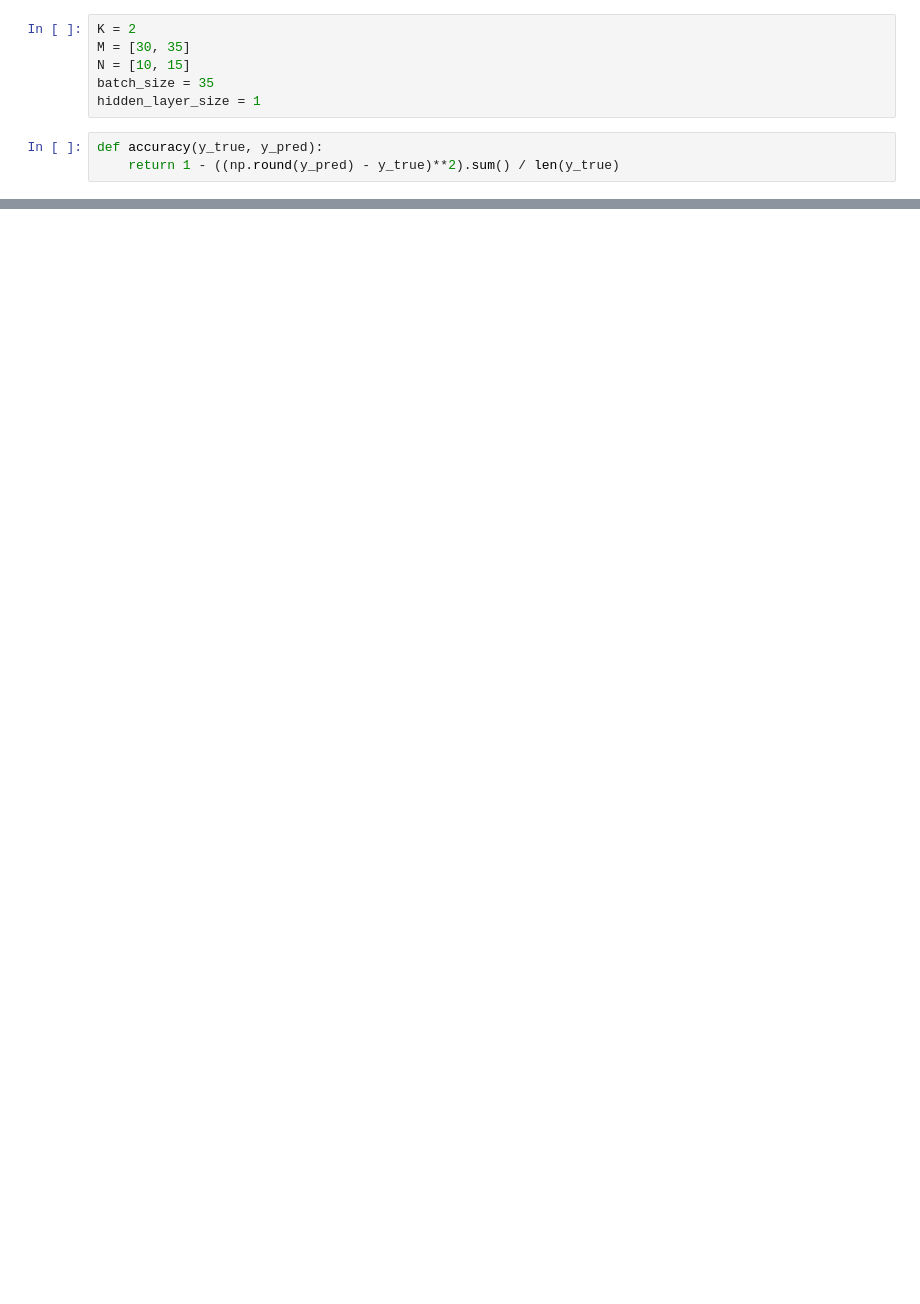
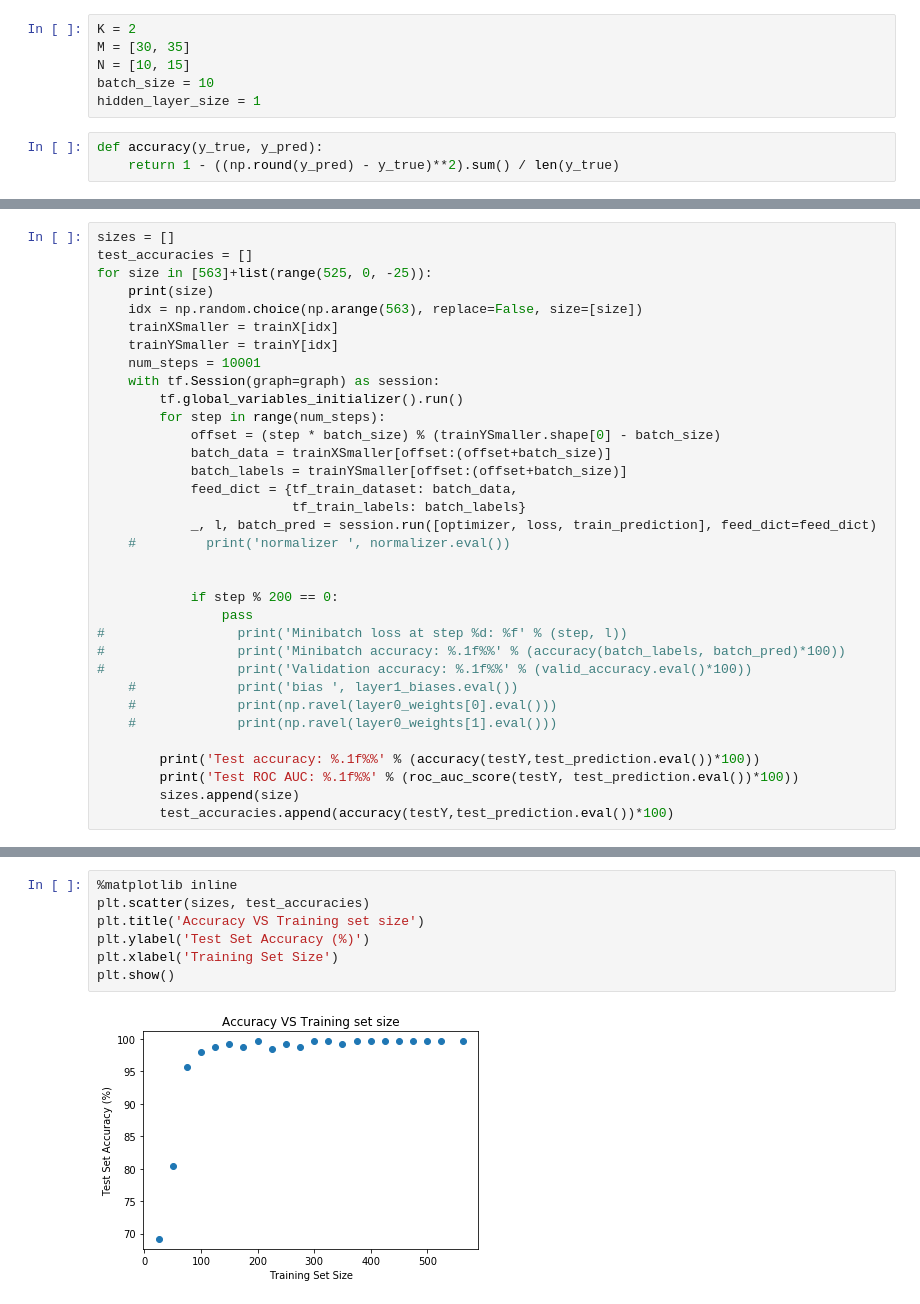
Before and after one commit to idelbrid/NeuralNets, a Jupyter notebook: misba/Training Classification Model.ipynb, the cells around one changed output, grey strips where cells are left out. Drawn from its saved outputs; the diff is of its cells as text; blank space fills up the shorter version.

Commit message:
added a pared down formulation and comparison over different sizes of training data

```diff
--- a/misba/Training Classification Model.ipynb
+++ b/misba/Training Classification Model.ipynb
@@ -20,7 +22,7 @@ Note that the model complexity is very small, but capable of managing the multip
 K = 2
 M = [30, 35]
 N = [10, 15]
-batch_size = 35
+batch_size = 10
 hidden_layer_size = 1
 # %%
 def accuracy(y_true, y_pred):
@@ -124,0 +259,34 @@ Test accuracy: 1.0%
+# %%
+sizes = []
+test_accuracies = []
+for size in [563]+list(range(525, 0, -25)):
+    print(size)
+    idx = np.random.choice(np.arange(563), replace=False, size=[size])
+    trainXSmaller = trainX[idx]
+    trainYSmaller = trainY[idx]
+    num_steps = 10001
+    with tf.Session(graph=graph) as session:
+        tf.global_variables_initializer().run()
+        for step in range(num_steps):
+            offset = (step * batch_size) % (trainYSmaller.shape[0] - batch_size)
+            batch_data = trainXSmaller[offset:(offset+batch_size)]
+            batch_labels = trainYSmaller[offset:(offset+batch_size)]
+            feed_dict = {tf_train_dataset: batch_data,
+                         tf_train_labels: batch_labels}
+            _, l, batch_pred = session.run([optimizer, loss, train_prediction], feed_dict=feed_dict)
+    #         print('normalizer ', normalizer.eval())
+
+
+            if step % 200 == 0:
+                pass
+#                 print('Minibatch loss at step %d: %f' % (step, l))
+#                 print('Minibatch accuracy: %.1f%%' % (accuracy(batch_labels, batch_pred)*100))
+#                 print('Validation accuracy: %.1f%%' % (valid_accuracy.eval()*100))
+    #             print('bias ', layer1_biases.eval())
+    #             print(np.ravel(layer0_weights[0].eval()))
+    #             print(np.ravel(layer0_weights[1].eval()))
+
+        print('Test accuracy: %.1f%%' % (accuracy(testY,test_prediction.eval())*100))
+        print('Test ROC AUC: %.1f%%' % (roc_auc_score(testY, test_prediction.eval())*100))
+        sizes.append(size)
+        test_accuracies.append(accuracy(testY,test_prediction.eval())*100)
@@ -124,0 +311,9 @@ Test accuracy: 1.0%
+# %%
+%matplotlib inline
+plt.scatter(sizes, test_accuracies)
+plt.title('Accuracy VS Training set size')
+plt.ylabel('Test Set Accuracy (%)')
+plt.xlabel('Training Set Size')
+plt.show()
+# %% [output]
+[figure, added]
```
Also changed, not shown: parts of 21 cells of this notebook.
